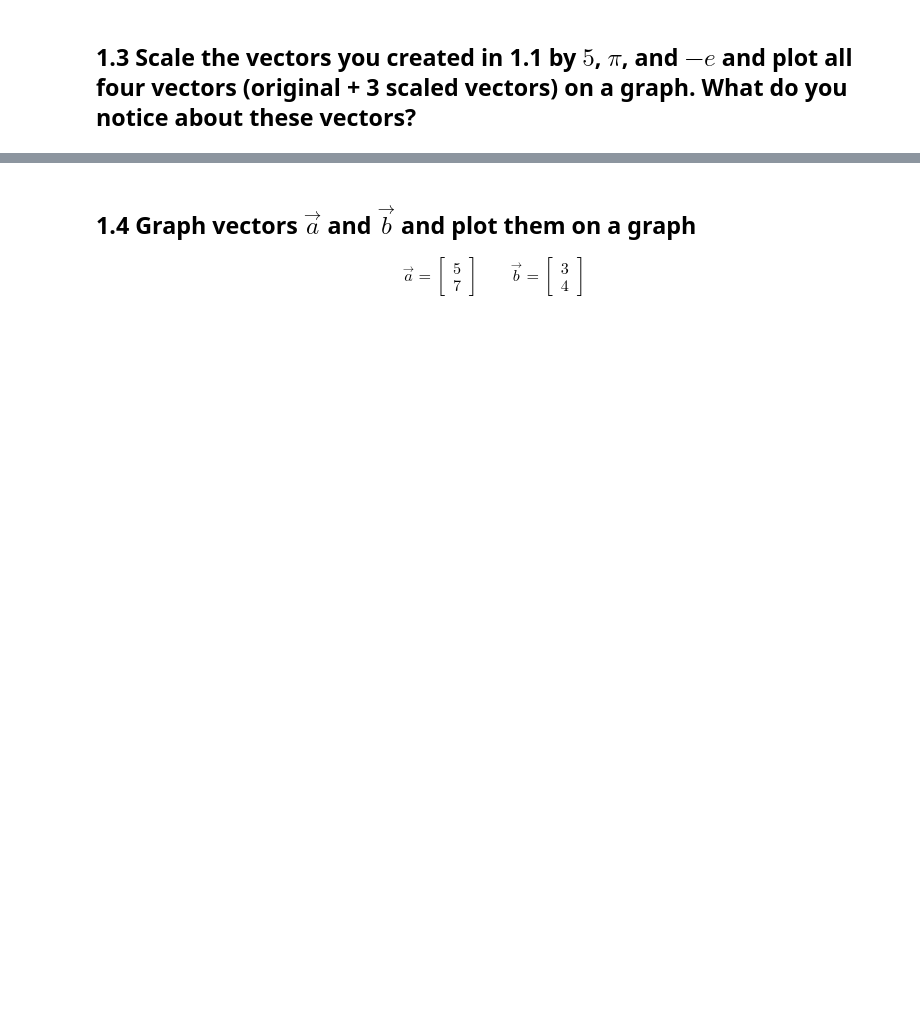
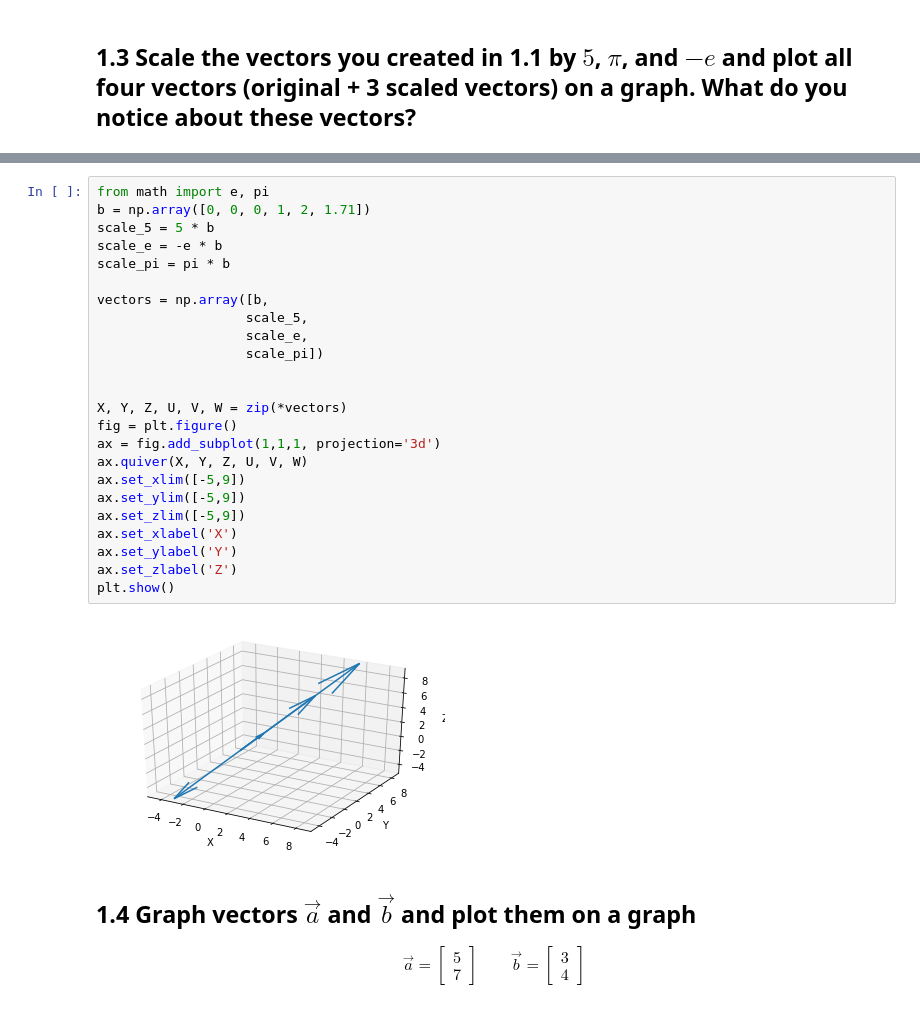
Before and after one commit to Daniel-Fernandez-951/DS-Unit-1-Sprint-3-Linear-Algebra, a Jupyter notebook: module1-vectors-and-matrices/Daniel_Fernandez_DS20_LS_DS_131_Vectors_and_Matrices_Assignment.ipynb, the cells around one changed output, grey strips where cells are left out. Cells and saved outputs as stored; diff of their text form; blank space fills up the shorter version.

```diff
--- a/module1-vectors-and-matrices/Daniel_Fernandez_DS20_LS_DS_131_Vectors_and_Matrices_Assignment.ipynb
+++ b/module1-vectors-and-matrices/Daniel_Fernandez_DS20_LS_DS_131_Vectors_and_Matrices_Assignment.ipynb
@@ -20,3 +46,29 @@ print(pi)
+# %%
+from math import e, pi
+b = np.array([0, 0, 0, 1, 2, 1.71])
+scale_5 = 5 * b
+scale_e = -e * b
+scale_pi = pi * b
+
+vectors = np.array([b,
+                   scale_5,
+                   scale_e,
+                   scale_pi])
+
+
+X, Y, Z, U, V, W = zip(*vectors)
+fig = plt.figure()
+ax = fig.add_subplot(1,1,1, projection='3d')
+ax.quiver(X, Y, Z, U, V, W)
+ax.set_xlim([-5,9])
+ax.set_ylim([-5,9])
+ax.set_zlim([-5,9])
+ax.set_xlabel('X')
+ax.set_ylabel('Y')
+ax.set_zlabel('Z')
+plt.show()
+# %% [output]
+[figure, added]
 # %% [markdown]
 ## 1.4 Graph vectors $\vec{a}$ and $\vec{b}$ and plot them on a graph
 
```
Also changed, not shown: parts of 19 cells of this notebook.
